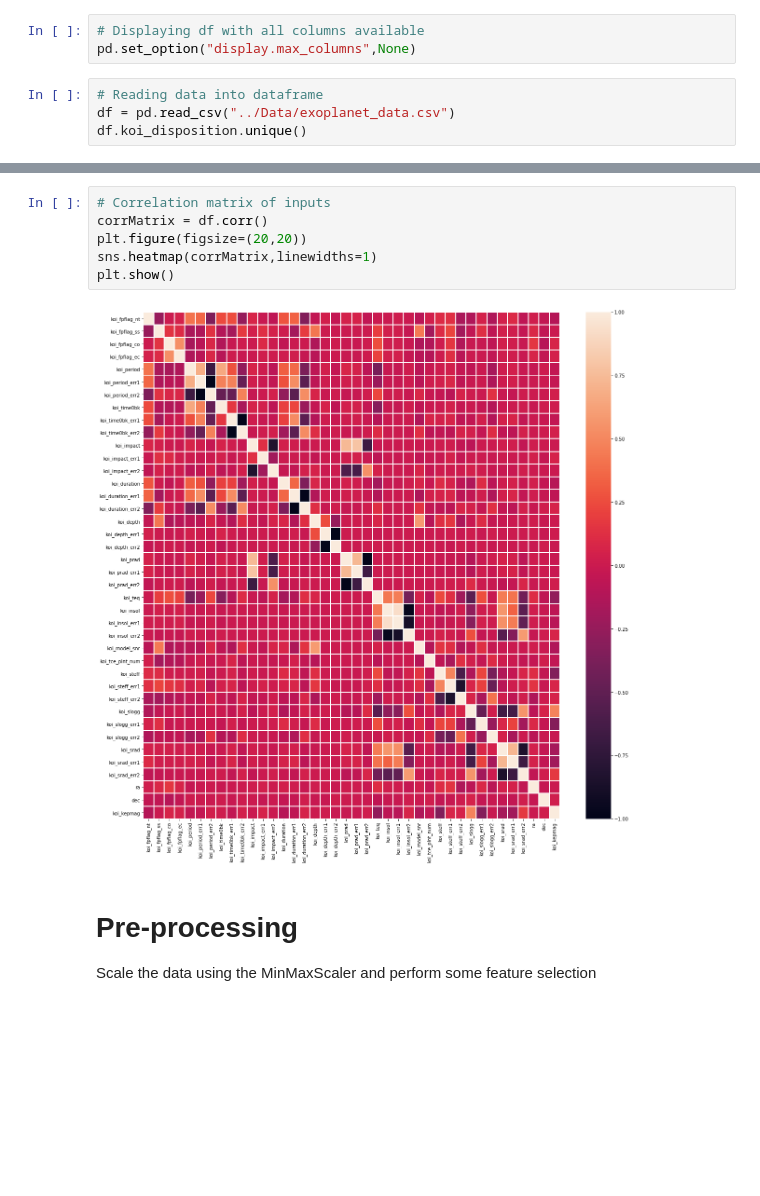
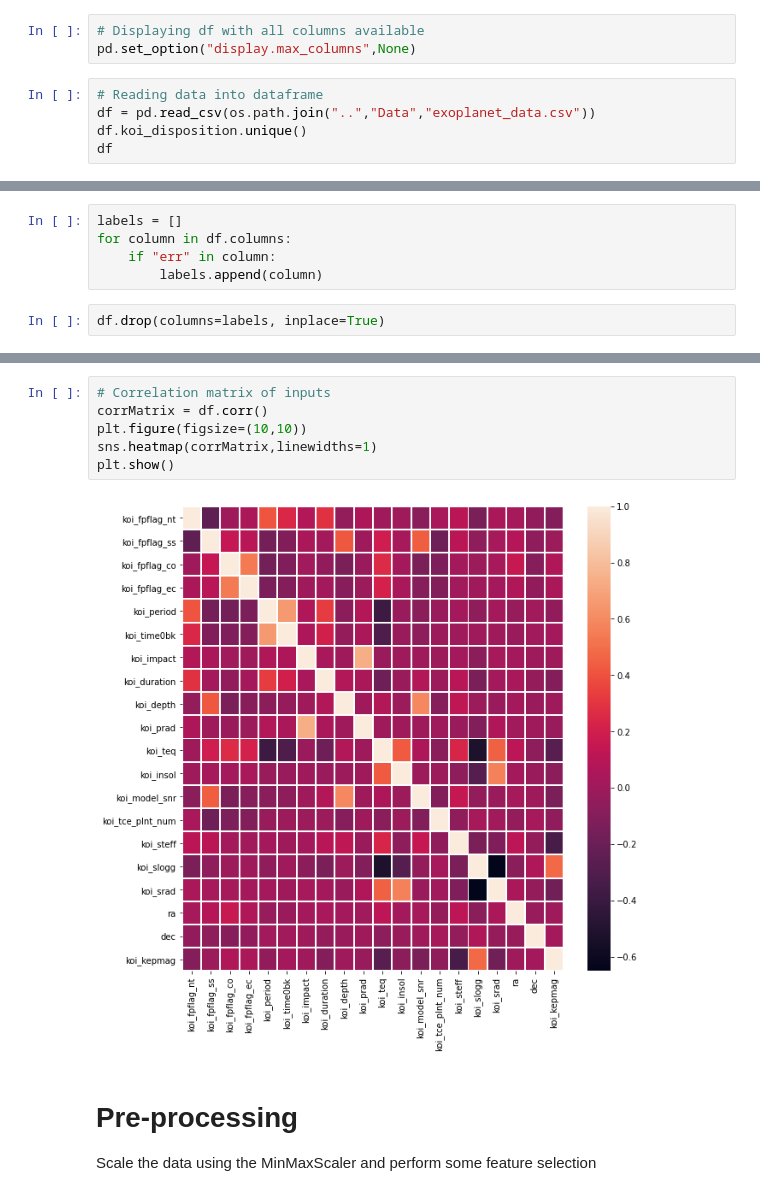
Before and after one commit to JeremyBrent/ML_NASA_Kepler_classification, a Jupyter notebook: Models/Pre-Processing.ipynb, the cells around one changed output, grey strips where cells are left out. Drawn from its saved outputs; the diff is of its cells as text; blank space fills up the shorter version.

Commit message:
removed error columns from original dataset

```diff
--- a/Models/Pre-Processing.ipynb
+++ b/Models/Pre-Processing.ipynb
@@ -27,6 +28,7 @@ from sklearn.preprocessing import StandardScaler
 pd.set_option("display.max_columns",None)
 # %%
 # Reading data into dataframe
-df = pd.read_csv("../Data/exoplanet_data.csv")
+df = pd.read_csv(os.path.join("..","Data","exoplanet_data.csv"))
 df.koi_disposition.unique()
+df
 # %% [output]
@@ -55,0 +93,7 @@ koi_kepmag : 0
+# %%
+labels = []
+for column in df.columns:
+    if "err" in column:
+        labels.append(column)
+# %%
+df.drop(columns=labels, inplace=True)
@@ -69,11 +129,11 @@ df.describe()
 # %%
 # Correlation matrix of inputs
 corrMatrix = df.corr()
-plt.figure(figsize=(20,20))
+plt.figure(figsize=(10,10))
 sns.heatmap(corrMatrix,linewidths=1)
 plt.show()
 # %% [output]
-[figure, old version]
+[figure, new version]
 # %% [markdown]
 # Pre-processing
 
```
Also changed, not shown: parts of 9 cells of this notebook, 6 other files.
